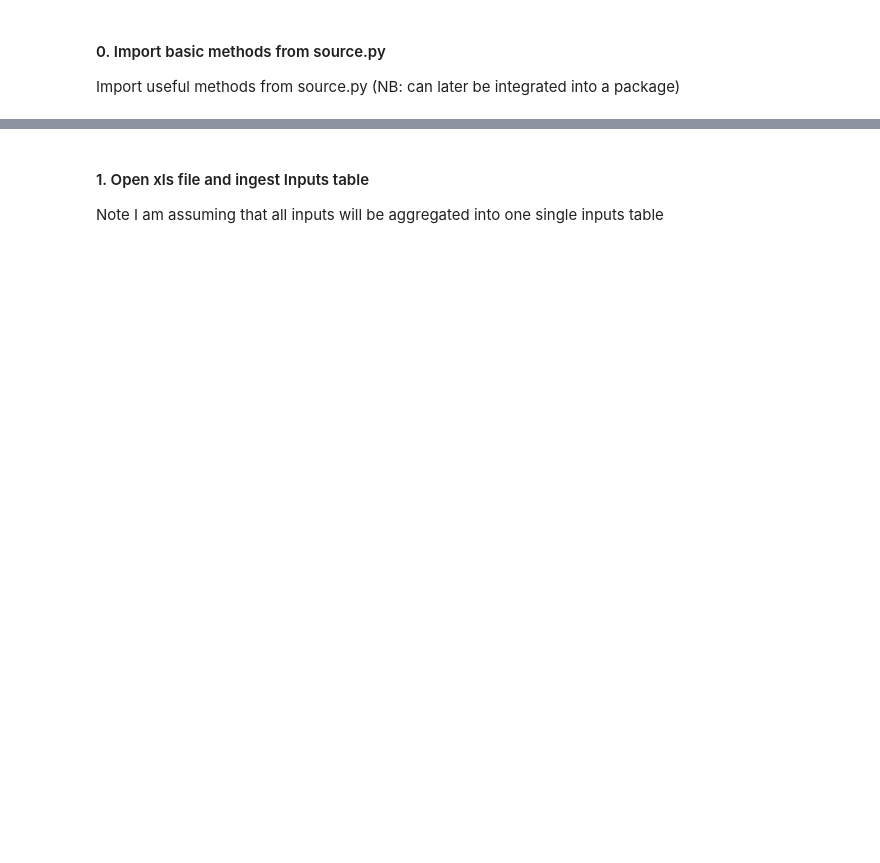
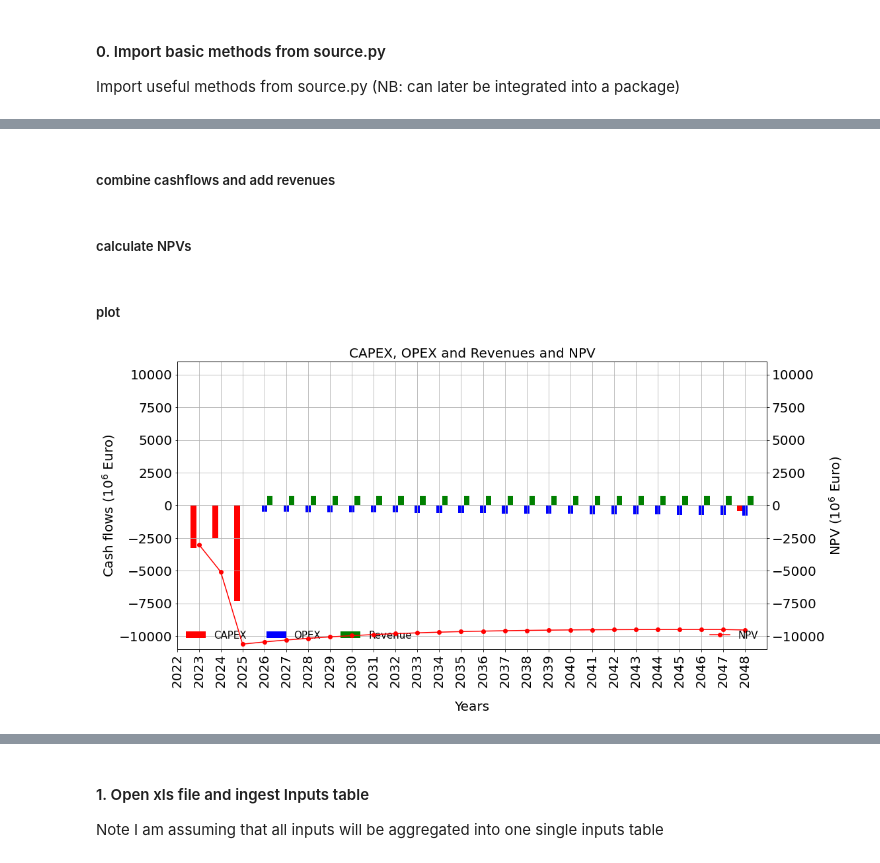
Before and after one commit to VanOord/OpenSCSim, a Jupyter notebook: From XLS to cashflow.ipynb, the cells around one changed output, grey strips where cells are left out. Saved outputs shown, nothing was run; the diff lists cells and outputs as text; code cells hidden in the pictures; blank space fills up the shorter version.

```diff
--- a/From XLS to cashflow.ipynb
+++ b/From XLS to cashflow.ipynb
@@ -24,0 +31,9 @@ from source import *
+# %%
+turbine_data = get_object_data(Inputs=Inputs,
+                               subsystem='Wind energy source & Transport',
+                               element='Offshore wind park',
+                               component='Turbine')
+foundation_data = get_object_data(Inputs=Inputs,
+                               subsystem='Wind energy source & Transport',
+                               element='Offshore wind park',
+                               component='Foundation & cable')
@@ -24,0 +43,4 @@ from source import *
+# %%
+lifecycle = 25
+Turbine = Object(**turbine_data)
+Foundation = Object(**foundation_data)
@@ -24,0 +52,17 @@ from source import *
+# %% [markdown]
+##### combine cashflows and add revenues
+# %%
+df_combined=combine_cashflow_dataframes([Foundation.df, Turbine.df])
+df_combined.revenue = 0.1 * 371_017_886 * 1000/50
+for i in range(3):
+    df_combined.loc[2023+i, 'revenue'] = 0
+# %% [markdown]
+##### calculate NPVs
+# %%
+df_combined_npv=calculate_npv(df_combined, 2023, WACC=0.0984)
+# %% [markdown]
+##### plot
+# %%
+create_npv_plot(df_combined_npv)
+# %% [output]
+[figure, added]
```
Also changed, not shown: parts of 26 cells of this notebook, 1 other file.
